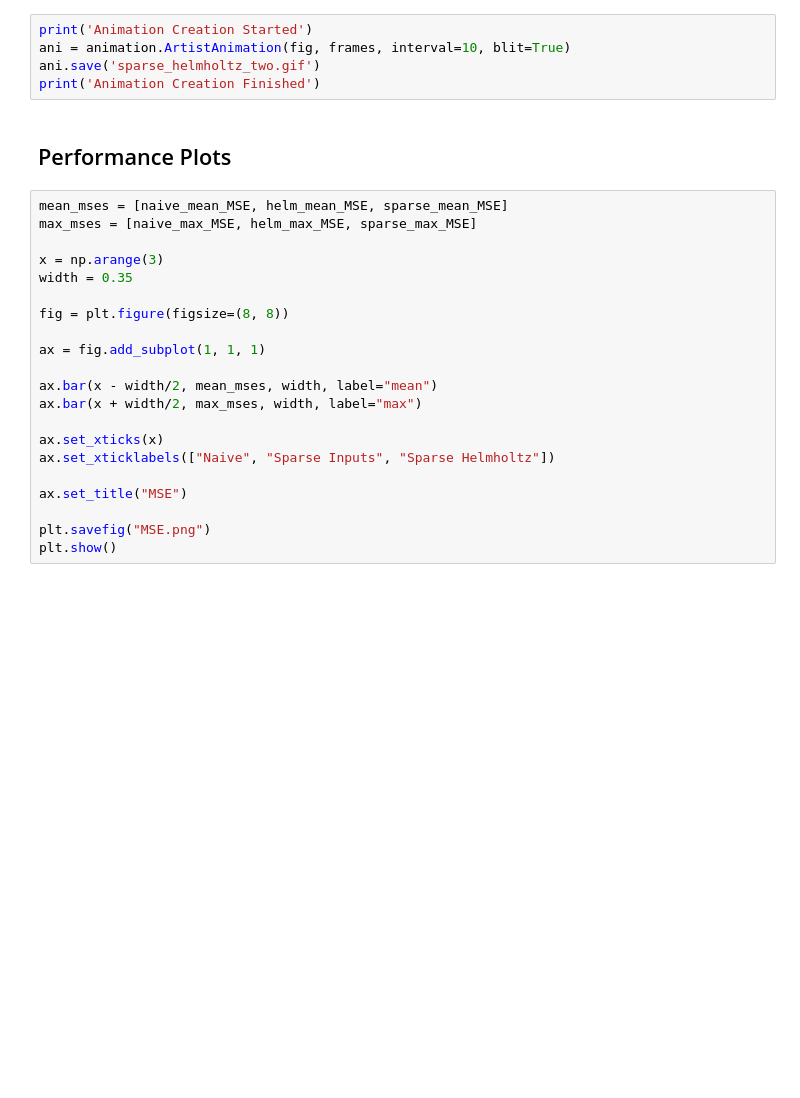
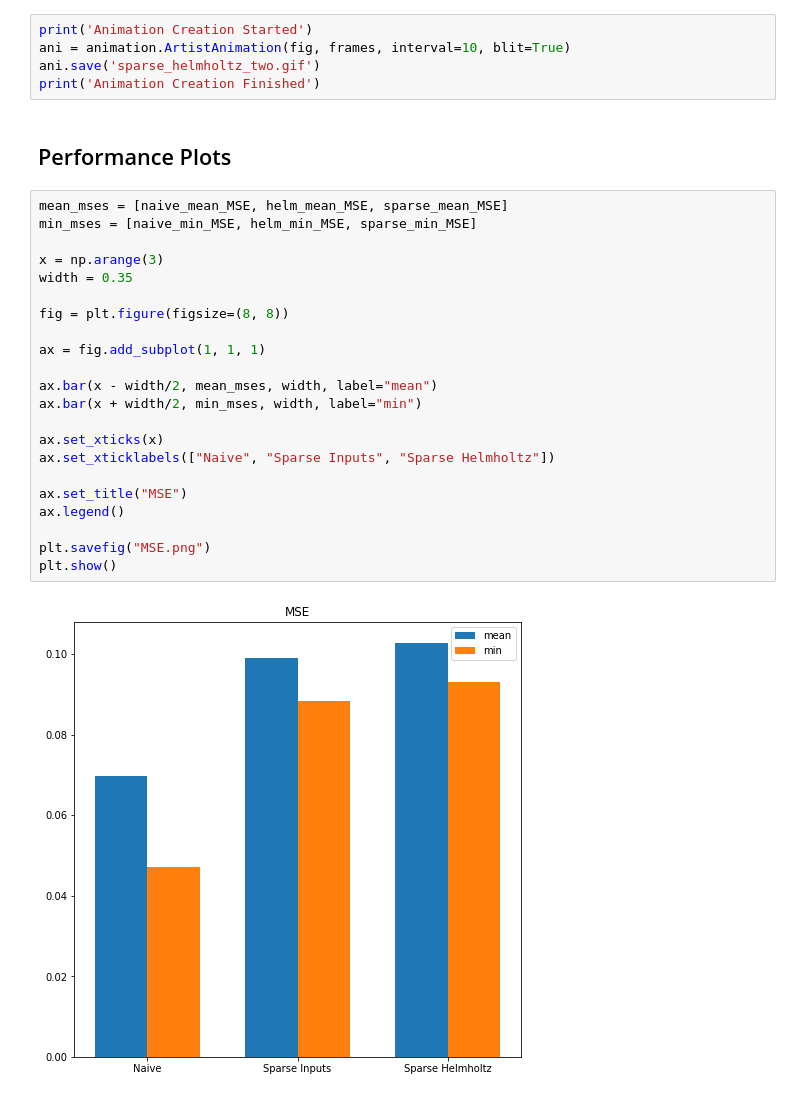
Before and after one commit to saarangp/dreammachines, a Jupyter notebook: Sparse_Coding_Demo.ipynb, the cells around one changed output. Saved outputs shown, nothing was run; the diff lists cells and outputs as text; blank space fills up the shorter version.

```diff
--- a/Sparse_Coding_Demo.ipynb
+++ b/Sparse_Coding_Demo.ipynb
@@ -245,25 +247,28 @@ print('Animation Creation Finished')
 ## Performance Plots
 # %%
 mean_mses = [naive_mean_MSE, helm_mean_MSE, sparse_mean_MSE]
-max_mses = [naive_max_MSE, helm_max_MSE, sparse_max_MSE]
+min_mses = [naive_min_MSE, helm_min_MSE, sparse_min_MSE]
 
 x = np.arange(3)
 width = 0.35
 
 fig = plt.figure(figsize=(8, 8))
 
 ax = fig.add_subplot(1, 1, 1)
 
 ax.bar(x - width/2, mean_mses, width, label="mean")
-ax.bar(x + width/2, max_mses, width, label="max")
+ax.bar(x + width/2, min_mses, width, label="min")
 
 ax.set_xticks(x)
 ax.set_xticklabels(["Naive", "Sparse Inputs", "Sparse Helmholtz"])
 
 ax.set_title("MSE")
+ax.legend()
 
 plt.savefig("MSE.png")
 plt.show()
+# %% [output]
+[figure, added]
 # %%
 mean_psnrs = [naive_mean_PSNR, helm_mean_PSNR, sparse_mean_PSNR]
 max_psnrs = [naive_max_PSNR, helm_max_PSNR, sparse_max_PSNR]
```
Also changed, not shown: parts of 7 cells of this notebook.
